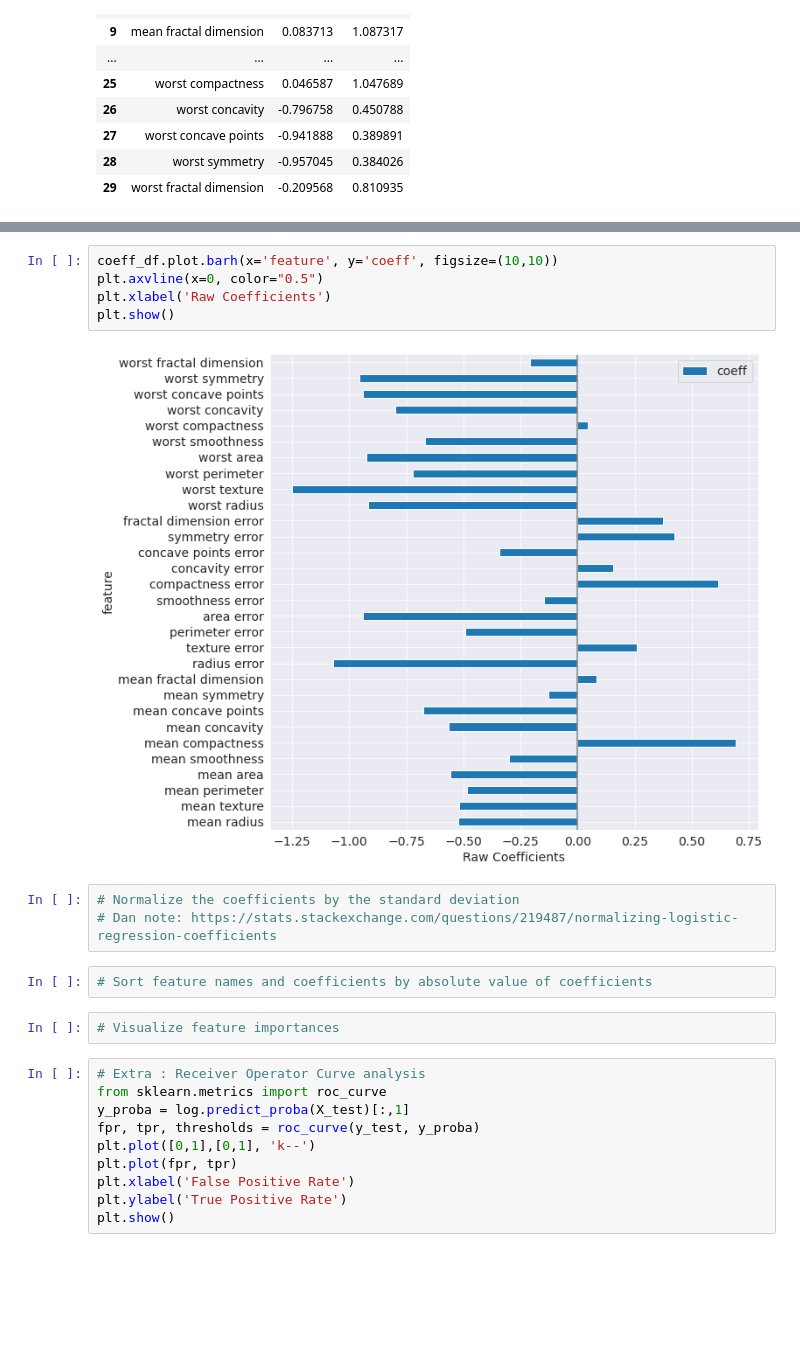
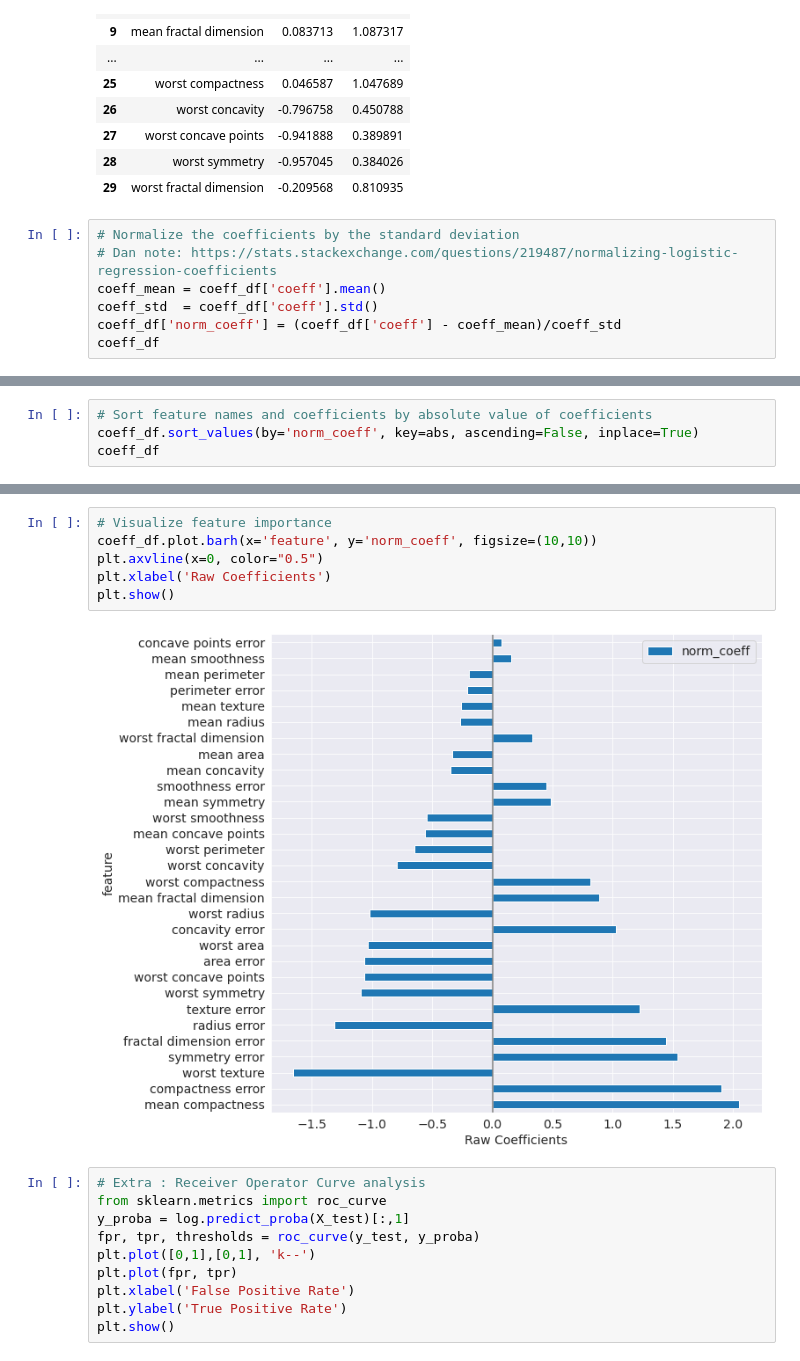
Before and after one commit to hydrodan/MLE_MiniProjects, a Jupyter notebook: Student_MLE_MiniProject_Logistic_Regression.ipynb, the cells around one changed output, grey strips where cells are left out. Drawn from its saved outputs; the diff is of its cells as text; blank space fills up the shorter version.

Commit message:
Attempt at normalizing coefficients

```diff
--- a/Student_MLE_MiniProject_Logistic_Regression.ipynb
+++ b/Student_MLE_MiniProject_Logistic_Regression.ipynb
@@ -362,3 +362,10 @@ coeff_df
 | 27 | worst concave points | -0.941888 | 0.389891 |
 | 28 | worst symmetry | -0.957045 | 0.384026 |
 | 29 | worst fractal dimension | -0.209568 | 0.810935 |
+# %%
+# Normalize the coefficients by the standard deviation
+# Dan note: https://stats.stackexchange.com/questions/219487/normalizing-logistic-regression-coefficients
+coeff_mean = coeff_df['coeff'].mean()
+coeff_std  = coeff_df['coeff'].std()
+coeff_df['norm_coeff'] = (coeff_df['coeff'] - coeff_mean)/coeff_std
+coeff_df
@@ -364,0 +390,4 @@ coeff_df
+# %%
+# Sort feature names and coefficients by absolute value of coefficients
+coeff_df.sort_values(by='norm_coeff', key=abs, ascending=False, inplace=True)
+coeff_df
@@ -365,17 +412,11 @@ coeff_df
 # %%
-coeff_df.plot.barh(x='feature', y='coeff', figsize=(10,10))
+# Visualize feature importance
+coeff_df.plot.barh(x='feature', y='norm_coeff', figsize=(10,10))
 plt.axvline(x=0, color="0.5")
 plt.xlabel('Raw Coefficients')
 plt.show()
 # %% [output]
-[figure, old version]
+[figure, new version]
-# %%
-# Normalize the coefficients by the standard deviation
-# Dan note: https://stats.stackexchange.com/questions/219487/normalizing-logistic-regression-coefficients
-# %%
-# Sort feature names and coefficients by absolute value of coefficients
-# %%
-# Visualize feature importances
 # %%
 # Extra : Receiver Operator Curve analysis
 from sklearn.metrics import roc_curve
```
Also changed, not shown: parts of 2 cells of this notebook.
